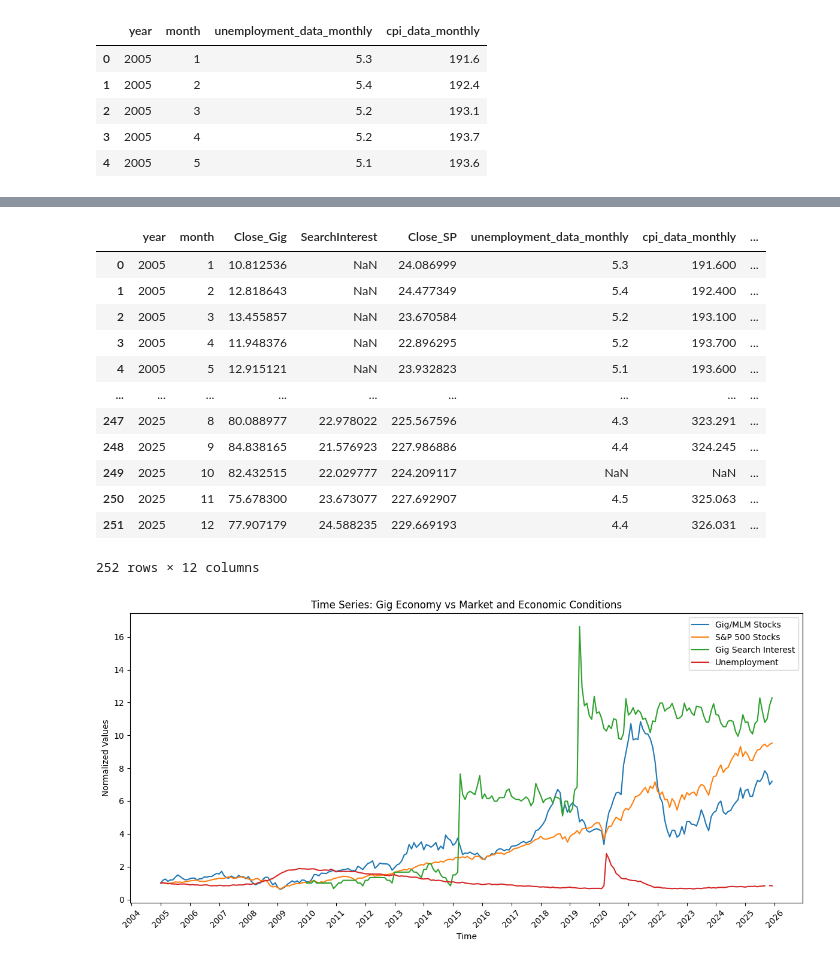
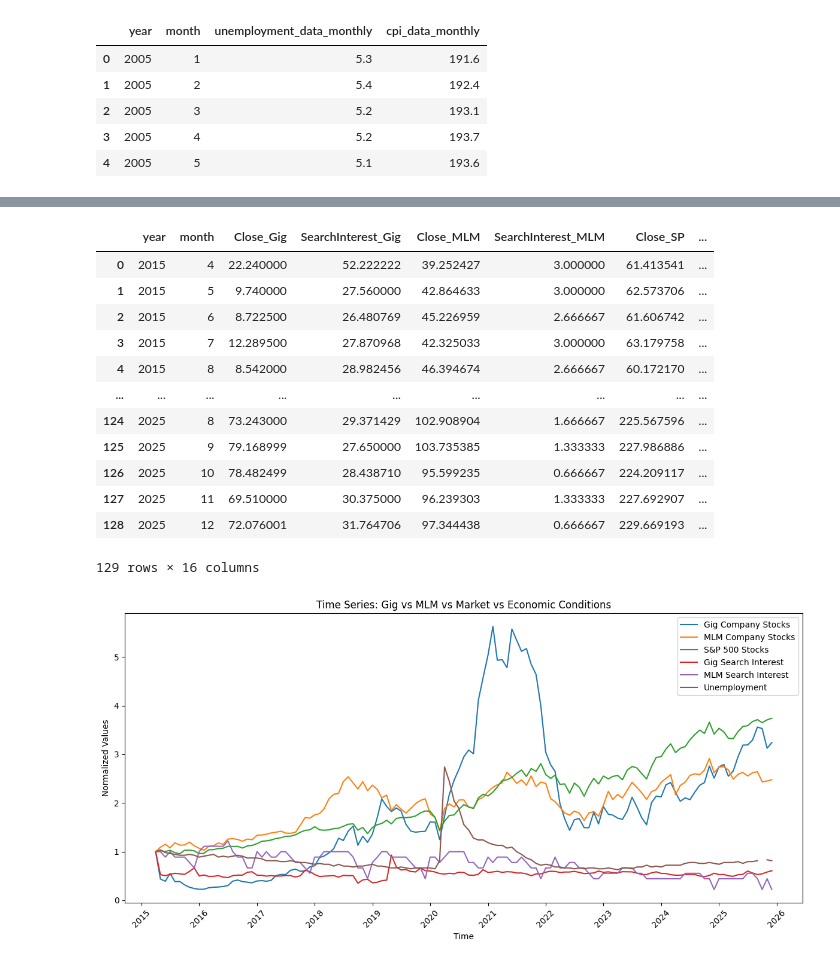
Before and after one commit to milleau98/2026-gig-data-analysis, a Jupyter notebook: notebooks/data-analyses/timeseries_plot.ipynb, the cells around one changed output, grey strips where cells are left out. Drawn from its saved outputs; the diff is of its cells as text; code cells hidden in the pictures.

```diff
--- a/notebooks/data-analyses/timeseries_plot.ipynb
+++ b/notebooks/data-analyses/timeseries_plot.ipynb
@@ -7,9 +28,9 @@ import pandas as pd
 
 # stock price
 
-gig_stock_df_monthly = pd.read_csv('../../data/yfinance/gig_yfinance_monthly.csv', parse_dates=['Date'])
+gig_stock_df_monthly = pd.read_csv('2026-gig-data-analysis/data/yfinance/gig_yfinance_monthly.csv', parse_dates=['Date'])
 
-sp500_stock_df_monthly = pd.read_csv('../../data/yfinance/sp500_yfinance_monthly.csv', parse_dates=['Date'])
+sp500_stock_df_monthly = pd.read_csv('2026-gig-data-analysis/data/yfinance/sp500_yfinance_monthly.csv', parse_dates=['Date'])
 
 # Combine gig and sp500 stock data
 
@@ -18,11 +39,11 @@ stock_df_monthly = pd.concat([gig_stock_df_monthly, sp500_stock_df_monthly])
 
 # google trend data
 
-google_df_monthly = pd.read_csv('../../data/google_trends/google_trends_monthly.csv', parse_dates=['date'])
+google_df_monthly = pd.read_csv('2026-gig-data-analysis/data/google_trends/google_trends_monthly.csv', parse_dates=['date'])
 
 # FRED data
 
-fred_df_monthly = pd.read_csv('../../data/fred/fred_monthly_data.csv', parse_dates=['date'])
+fred_df_monthly = pd.read_csv('2026-gig-data-analysis/data/fred/fred_monthly_data.csv', parse_dates=['date'])
 
 
 stock_df_monthly.head()
@@ -146,10 +186,15 @@ time_series_df.head()
 # %%
-gig_ts = df[df['CompanyType'] == 'Gig/MLM'].groupby(['year','month']).agg({
+gig_ts = df[df['CompanyType'] == 'Gig'].groupby(['year','month']).agg({
     'Close':'mean',
     'SearchInterest':'mean'
 }).reset_index()
 
-sp_ts = df[df['CompanyType'] == 'S&P500'].groupby(['year','month']).agg({
+mlm_ts = df[df['CompanyType'] == 'MLM'].groupby(['year','month']).agg({
+    'Close':'mean',
+    'SearchInterest':'mean'
+}).reset_index()
+
+sp_ts = df[df['CompanyType'] == 'SP500'].groupby(['year','month']).agg({
     'Close':'mean'
 }).reset_index()
 
@@ -176,7 +221,11 @@ macro_ts.head()
 | 3 | 2005 | 4 | 5.2 | 193.7 |
 | 4 | 2005 | 5 | 5.1 | 193.6 |
 # %%
-ts = gig_ts.merge(sp_ts, on=['year','month'], suffixes=('_Gig','_SP'))
+sp_ts = sp_ts.add_suffix('_SP')
+sp_ts = sp_ts.rename(columns={'year_SP': 'year', 'month_SP': 'month'})
+
+ts = gig_ts.merge(mlm_ts, on=['year','month'], suffixes=('_Gig','_MLM'))
+ts = ts.merge(sp_ts, on=['year', 'month'], suffixes=('', '_SP'))
 ts = ts.merge(macro_ts, on=['year','month'])
 
 ts
@@ -215,50 +264,54 @@ ts
 # Normalize variables
 
 ts['Gig_norm'] = ts['Close_Gig'] / ts['Close_Gig'].iloc[0]
+ts['MLM_norm'] = ts['Close_MLM'] / ts['Close_MLM'].iloc[0]
 ts['SP_norm'] = ts['Close_SP'] / ts['Close_SP'].iloc[0]
-ts['Search_norm'] = ts['SearchInterest'] / ts['SearchInterest'].dropna().iloc[0]
+ts['Gig_Search_norm'] = ts['SearchInterest_Gig'] / ts['SearchInterest_Gig'].iloc[0]
+ts['MLM_Search_norm'] = ts['SearchInterest_MLM'] / ts['SearchInterest_MLM'].iloc[0]
 ts['Unemployment_norm'] = ts['unemployment_data_monthly'] / ts['unemployment_data_monthly'].iloc[0]
 
 ts
 # %% [output]
-|  | year | month | Close_Gig | SearchInterest | Close_SP | unemployment_data_monthly | cpi_data_monthly | ... |
-| 0 | 2005 | 1 | 10.812536 | NaN | 24.086999 | 5.3 | 191.600 | ... |
-| 1 | 2005 | 2 | 12.818643 | NaN | 24.477349 | 5.4 | 192.400 | ... |
-| 2 | 2005 | 3 | 13.455857 | NaN | 23.670584 | 5.2 | 193.100 | ... |
-| 3 | 2005 | 4 | 11.948376 | NaN | 22.896295 | 5.2 | 193.700 | ... |
-| 4 | 2005 | 5 | 12.915121 | NaN | 23.932823 | 5.1 | 193.600 | ... |
+|  | year | month | Close_Gig | SearchInterest_Gig | Close_MLM | SearchInterest_MLM | Close_SP | ... |
+| 0 | 2015 | 4 | 22.240000 | 52.222222 | 39.252427 | 3.000000 | 61.413541 | ... |
+| 1 | 2015 | 5 | 9.740000 | 27.560000 | 42.864633 | 3.000000 | 62.573706 | ... |
+| 2 | 2015 | 6 | 8.722500 | 26.480769 | 45.226959 | 2.666667 | 61.606742 | ... |
+| 3 | 2015 | 7 | 12.289500 | 27.870968 | 42.325033 | 3.000000 | 63.179758 | ... |
+| 4 | 2015 | 8 | 8.542000 | 28.982456 | 46.394674 | 2.666667 | 60.172170 | ... |
 | ... | ... | ... | ... | ... | ... | ... | ... | ... |
-| 247 | 2025 | 8 | 80.088977 | 22.978022 | 225.567596 | 4.3 | 323.291 | ... |
-| 248 | 2025 | 9 | 84.838165 | 21.576923 | 227.986886 | 4.4 | 324.245 | ... |
-| 249 | 2025 | 10 | 82.432515 | 22.029777 | 224.209117 | NaN | NaN | ... |
-| 250 | 2025 | 11 | 75.678300 | 23.673077 | 227.692907 | 4.5 | 325.063 | ... |
-| 251 | 2025 | 12 | 77.907179 | 24.588235 | 229.669193 | 4.4 | 326.031 | ... |
+| 124 | 2025 | 8 | 73.243000 | 29.371429 | 102.908904 | 1.666667 | 225.567596 | ... |
+| 125 | 2025 | 9 | 79.168999 | 27.650000 | 103.735385 | 1.333333 | 227.986886 | ... |
+| 126 | 2025 | 10 | 78.482499 | 28.438710 | 95.599235 | 0.666667 | 224.209117 | ... |
+| 127 | 2025 | 11 | 69.510000 | 30.375000 | 96.239303 | 1.333333 | 227.692907 | ... |
+| 128 | 2025 | 12 | 72.076001 | 31.764706 | 97.344438 | 0.666667 | 229.669193 | ... |
-252 rows × 12 columns
+129 rows × 16 columns
 # %%
 import matplotlib.pyplot as plt
 import matplotlib.dates as mdates
 import pandas as pd
 
 # Make sure you have a datetime column
 ts['date'] = pd.to_datetime(ts[['year', 'month']].assign(day=1))  # first day of each month
 
 plt.figure(figsize=(12,6))
 
-plt.plot(ts['date'], ts['Gig_norm'], label='Gig/MLM Stocks')
+plt.plot(ts['date'], ts['Gig_norm'], label='Gig Company Stocks')
+plt.plot(ts['date'], ts['MLM_norm'], label='MLM Company Stocks')
 plt.plot(ts['date'], ts['SP_norm'], label='S&P 500 Stocks')
-plt.plot(ts['date'], ts['Search_norm'], label='Gig Search Interest')
+plt.plot(ts['date'], ts['Gig_Search_norm'], label='Gig Search Interest')
+plt.plot(ts['date'], ts['MLM_Search_norm'], label='MLM Search Interest')
 plt.plot(ts['date'], ts['Unemployment_norm'], label='Unemployment')
 
 # Format x-axis to show only every year
 plt.gca().xaxis.set_major_locator(mdates.YearLocator())  # major ticks every year
 plt.gca().xaxis.set_major_formatter(mdates.DateFormatter('%Y'))  # show only year
 
 plt.legend()
-plt.title('Time Series: Gig Economy vs Market and Economic Conditions')
+plt.title('Time Series: Gig vs MLM vs Market vs Economic Conditions')
 plt.xlabel('Time')
 plt.ylabel('Normalized Values')
 plt.xticks(rotation=45)
 plt.tight_layout()
 plt.show()
 # %% [output]
-[figure, old version]
+[figure, new version]
```
Also changed, not shown: parts of 7 cells of this notebook.
